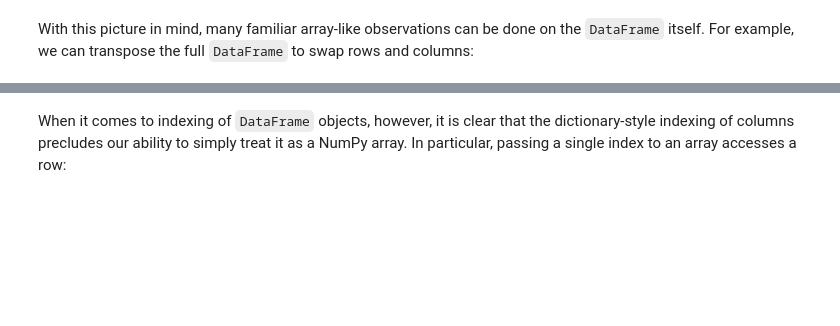
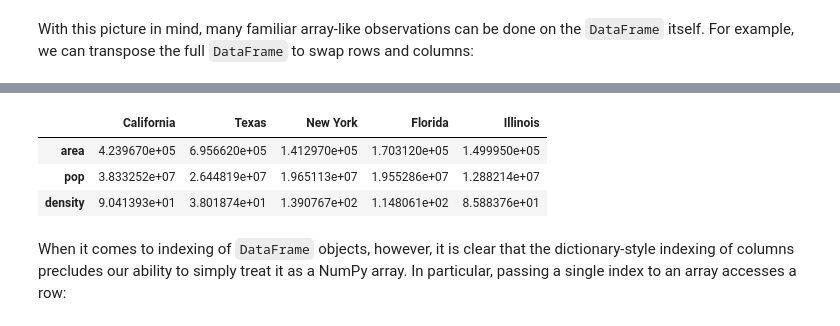
Before and after one commit to Clapiniella/thebridge, a Jupyter notebook: 1_Data_Analysis/semana_6/dia_1/MorePandas.ipynb, the cells around one changed output, grey strips where cells are left out. Drawn from its saved outputs; the diff is of its cells as text; code cells hidden in the pictures; blank space fills up the shorter version.

```diff
--- a/1_Data_Analysis/semana_6/dia_1/MorePandas.ipynb
+++ b/1_Data_Analysis/semana_6/dia_1/MorePandas.ipynb
@@ -86,3 +318,10 @@ For example, we can transpose the full ``DataFrame`` to swap rows and columns:
+# %%
+data.T
+# %% [output]
+|  | California | Texas | New York | Florida | Illinois |
+| area | 4.239670e+05 | 6.956620e+05 | 1.412970e+05 | 1.703120e+05 | 1.499950e+05 |
+| pop | 3.833252e+07 | 2.644819e+07 | 1.965113e+07 | 1.955286e+07 | 1.288214e+07 |
+| density | 9.041393e+01 | 3.801874e+01 | 1.390767e+02 | 1.148061e+02 | 8.588376e+01 |
 # %% [markdown]
 When it comes to indexing of ``DataFrame`` objects, however, it is clear that the dictionary-style indexing of columns precludes our ability to simply treat it as a NumPy array.
 In particular, passing a single index to an array accesses a row:
```
Also changed, not shown: parts of 59 cells of this notebook, 3 other files.
